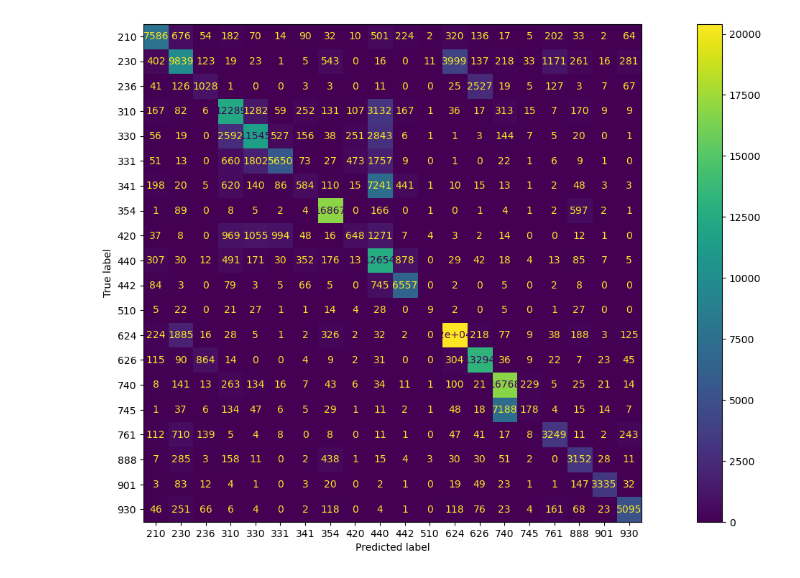
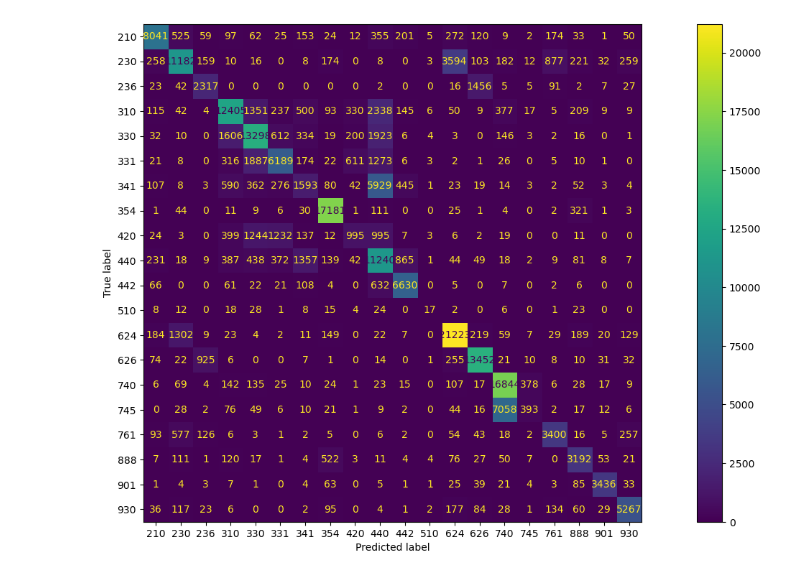
Before and after one commit to kappa243/data_explo, a Jupyter notebook: classification.ipynb, the cells around one changed output. Drawn from its saved outputs; the diff is of its cells as text; code cells hidden in the pictures.

```diff
--- a/classification.ipynb
+++ b/classification.ipynb
@@ -6,7 +6,9 @@ import os
 from sklearn.neural_network import MLPClassifier
 from sklearn import tree
 from sklearn.tree import DecisionTreeClassifier
-from sklearn.model_selection import train_test_split
+from sklearn.ensemble import RandomForestClassifier
+from sklearn.naive_bayes import MultinomialNB
+from sklearn.model_selection import train_test_split, GridSearchCV
 from sklearn.metrics import ConfusionMatrixDisplay, classification_report
 
 data_url = "https://data.lacity.org/api/views/2nrs-mtv8/rows.csv?accessType=DOWNLOAD"
@@ -29,6 +31,6 @@ def store_object(filename, instruction):
         return obj
 
 data = store_object("data.pkl", lambda: pd.read_csv("data.csv"))
-data = data[["Crm Cd", "Mocodes", "Crm Cd Desc"]]
+data = data[["Crm Cd", "Mocodes", "Crm Cd Desc", "AREA NAME"]]
 data.head(5)
 # %% [output]
@@ -116,14 +136,36 @@ df.head(3)
 X = df.iloc[:, 1:]
 y = df["Crm Cd"]
 X_train, X_test, y_train, y_test = train_test_split(X, y, test_size=0.33, random_state=13)
+# %%
+from sklearn.preprocessing import LabelEncoder
+X_train = pd.get_dummies(X_train, columns=['AREA NAME'])
+X_test = pd.get_dummies(X_test, columns=['AREA NAME'])
+#df_encoded
 # %%
 # If there is no model - train MLP
-if not os.path.exists("./models/classification_models/mlp_mocodes.pkl"):
-    mlp_model = MLPClassifier()
+if not os.path.exists("./models/classification_models/mlp_70mocodes_area.pkl"):
+    # Train using Grid search
+    mlp_model = MLPClassifier(max_iter=300, hidden_layer_sizes=(72, 72), learning_rate='adaptive', solver='adam', activation='relu', alpha=0.0001)
     mlp_model.fit(X_train, y_train)
-    with open('models/classification_models/mlp_mocodes.pkl','wb') as f:
+    # param_grid = {
+    #     'hidden_layer_sizes': [(52,), (52,52), (100,100)],
+    #     'activation': ['tanh', 'relu'],
+    #     'solver': ['sgd', 'adam'],
+    #     'alpha': [0.0001, 0.001,],
+    #     'learning_rate': ['constant', 'adaptive'],
+    # }
+    # grid_search = GridSearchCV(estimator=mlp, param_grid=param_grid, n_jobs=-1, cv=3, verbose=2)
+    # grid_search.fit(X_train, y_train)
+    # print("Best parameters found: ", grid_search.best_params_)
+    # mlp_model = grid_search.best_estimator_
+
+
+    with open('models/classification_models/mlp_70mocodes_area.pkl','wb') as f:
         pickle.dump(mlp_model,f)
 # Load model if exist
 else:
-    with open('models/classification_models/mlp_mocodes.pkl', 'rb') as f:
+    with open('models/classification_models/mlp_70mocodes_area.pkl', 'rb') as f:
         mlp_model = pickle.load(f)
+
+
+# Best parameters found:  {'activation': 'relu', 'alpha': 0.0001, 'hidden_layer_sizes': (52, 52), 'learning_rate': 'adaptive', 'solver': 'adam'}
@@ -172,9 +297,9 @@ weighted avg       0.70      0.71      0.68    216494
 # %%
-
+preds = mlp_model.predict(X_test)
 disp = ConfusionMatrixDisplay.from_predictions(
-y_test, preds_dt, )
+y_test, preds, )
 fig = disp.ax_.get_figure()
 fig.set_figwidth(20)
 fig.set_figheight(9)
 # %% [output]
-[figure, old version]
+[figure, new version]
```
Also changed, not shown: parts of 20 cells of this notebook, 5 other files.
